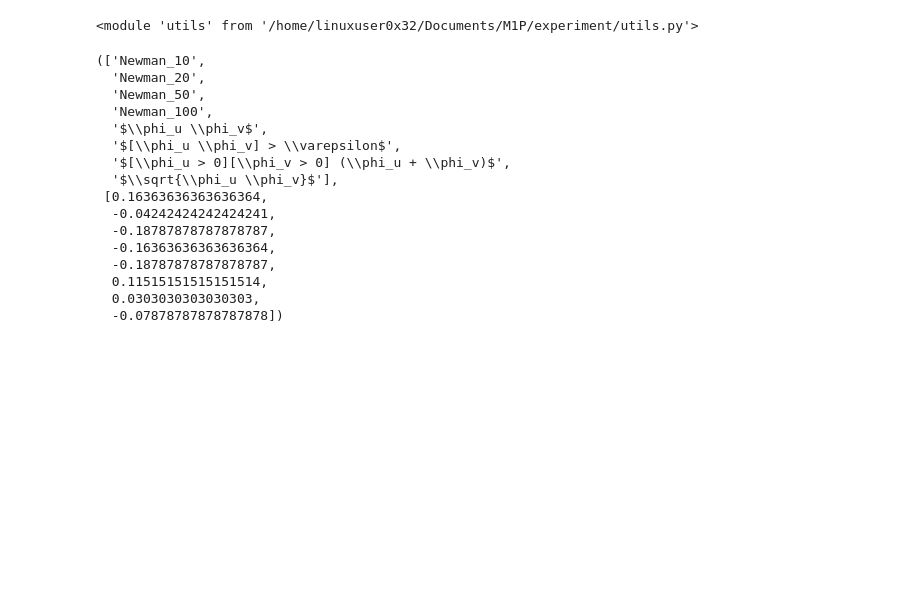
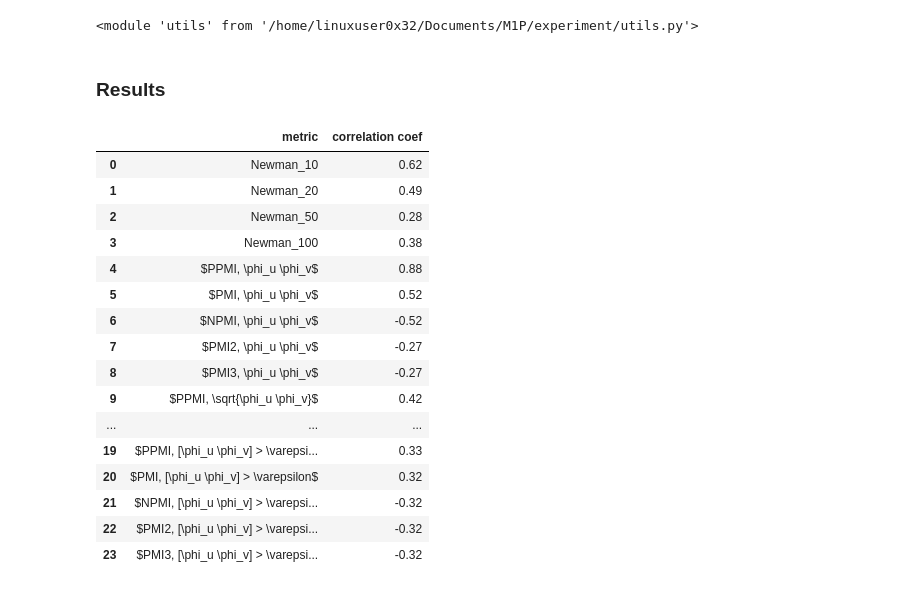
Before and after one commit to intsystems/2024-Project-148, a Jupyter notebook: code/Experiment.ipynb, the cells around one changed output. Saved outputs shown, nothing was run; the diff lists cells and outputs as text; code cells hidden in the pictures; blank space fills up the shorter version.

```diff
--- a/code/Experiment.ipynb
+++ b/code/Experiment.ipynb
@@ -185,6 +338,8 @@ importlib.reload(utils)
 import coherence_metrics
 import chains_interpretability
 import utils
+# %% [markdown]
+### Results
 # %%
 del ms
 # %%
@@ -201,21 +374,22 @@ ms.add(r'$\sqrt{\phi_u \phi_v}$', sqrtCoh)
 # %%
-ms.getCorrelationList(inter[:10])
+ms.getCorrelationTable(inter[:10])
 # %% [output]
-(['Newman_10',
-  'Newman_20',
-  'Newman_50',
-  'Newman_100',
-  '$\\phi_u \\phi_v$',
-  '$[\\phi_u \\phi_v] > \\varepsilon$',
-  '$[\\phi_u > 0][\\phi_v > 0] (\\phi_u + \\phi_v)$',
-  '$\\sqrt{\\phi_u \\phi_v}$'],
- [0.16363636363636364,
-  -0.04242424242424241,
-  -0.18787878787878787,
-  -0.16363636363636364,
-  -0.18787878787878787,
-  0.11515151515151514,
-  0.0303030303030303,
-  -0.07878787878787878])
+|  | metric | correlation coef |
+| 0 | Newman_10 | 0.62 |
+| 1 | Newman_20 | 0.49 |
+| 2 | Newman_50 | 0.28 |
+| 3 | Newman_100 | 0.38 |
+| 4 | $PPMI, \phi_u \phi_v$ | 0.88 |
+| 5 | $PMI, \phi_u \phi_v$ | 0.52 |
+| 6 | $NPMI, \phi_u \phi_v$ | -0.52 |
+| 7 | $PMI2, \phi_u \phi_v$ | -0.27 |
+| 8 | $PMI3, \phi_u \phi_v$ | -0.27 |
+| 9 | $PPMI, \sqrt{\phi_u \phi_v}$ | 0.42 |
+| ... | ... | ... |
+| 19 | $PPMI, [\phi_u \phi_v] > \varepsi... | 0.33 |
+| 20 | $PMI, [\phi_u \phi_v] > \varepsilon$ | 0.32 |
+| 21 | $NPMI, [\phi_u \phi_v] > \varepsi... | -0.32 |
+| 22 | $PMI2, [\phi_u \phi_v] > \varepsi... | -0.32 |
+| 23 | $PMI3, [\phi_u \phi_v] > \varepsi... | -0.32 |
 # %%
 plt.figure(figsize=(10, 5))
```
Also changed, not shown: parts of 56 cells of this notebook, 9 other files.
